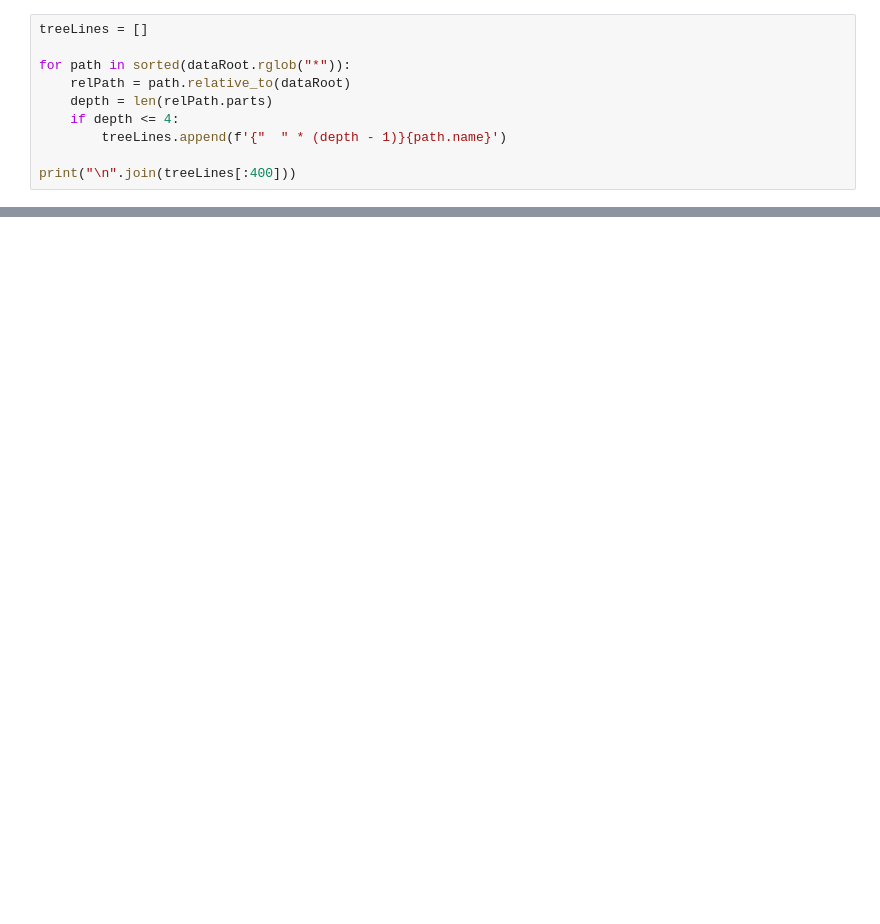
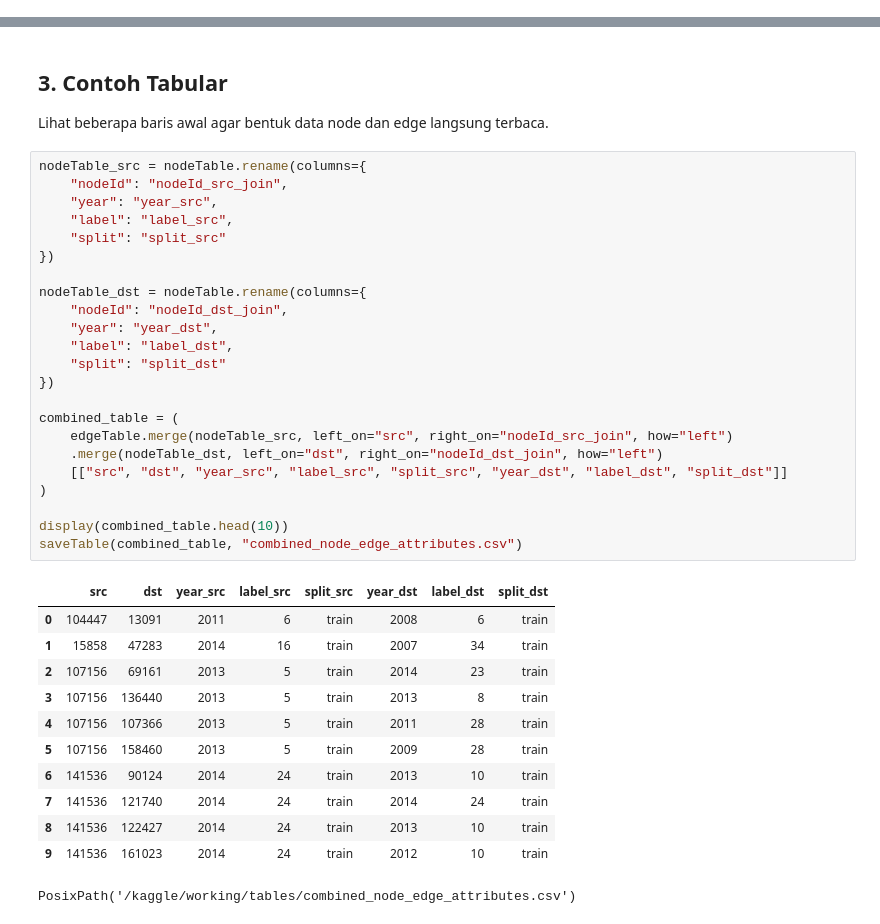
Before and after one commit to avezoor/MachineLearningRepository, a Jupyter notebook: OGBN-Arxiv.ipynb, the cells around one changed output, grey strips where cells are left out. Saved outputs shown, nothing was run; the diff lists cells and outputs as text; blank space fills up the shorter version.

```diff
--- a/OGBN-Arxiv.ipynb
+++ b/OGBN-Arxiv.ipynb
@@ -338,10 +0,0 @@ Subbagian ini menampilkan struktur cache di `ogbData` supaya file mentah, file p
-# %%
-treeLines = []
-
-for path in sorted(dataRoot.rglob("*")):
-    relPath = path.relative_to(dataRoot)
-    depth = len(relPath.parts)
-    if depth <= 4:
-        treeLines.append(f'{"  " * (depth - 1)}{path.name}')
-
-print("\n".join(treeLines[:400]))
@@ -1618,0 +236,40 @@ Metadata: /kaggle/working/output/metadata.json
+# %% [markdown]
+## 3. Contoh Tabular
+
+Lihat beberapa baris awal agar bentuk data node dan edge langsung terbaca.
+# %%
+nodeTable_src = nodeTable.rename(columns={
+    "nodeId": "nodeId_src_join",
+    "year": "year_src",
+    "label": "label_src",
+    "split": "split_src"
+})
+
+nodeTable_dst = nodeTable.rename(columns={
+    "nodeId": "nodeId_dst_join",
+    "year": "year_dst",
+    "label": "label_dst",
+    "split": "split_dst"
+})
+
+combined_table = (
+    edgeTable.merge(nodeTable_src, left_on="src", right_on="nodeId_src_join", how="left")
+    .merge(nodeTable_dst, left_on="dst", right_on="nodeId_dst_join", how="left")
+    [["src", "dst", "year_src", "label_src", "split_src", "year_dst", "label_dst", "split_dst"]]
+)
+
+display(combined_table.head(10))
+saveTable(combined_table, "combined_node_edge_attributes.csv")
+# %% [output]
+|  | src | dst | year_src | label_src | split_src | year_dst | label_dst | split_dst |
+| 0 | 104447 | 13091 | 2011 | 6 | train | 2008 | 6 | train |
+| 1 | 15858 | 47283 | 2014 | 16 | train | 2007 | 34 | train |
+| 2 | 107156 | 69161 | 2013 | 5 | train | 2014 | 23 | train |
+| 3 | 107156 | 136440 | 2013 | 5 | train | 2013 | 8 | train |
+| 4 | 107156 | 107366 | 2013 | 5 | train | 2011 | 28 | train |
+| 5 | 107156 | 158460 | 2013 | 5 | train | 2009 | 28 | train |
+| 6 | 141536 | 90124 | 2014 | 24 | train | 2013 | 10 | train |
+| 7 | 141536 | 121740 | 2014 | 24 | train | 2014 | 24 | train |
+| 8 | 141536 | 122427 | 2014 | 24 | train | 2013 | 10 | train |
+| 9 | 141536 | 161023 | 2014 | 24 | train | 2012 | 10 | train |
+PosixPath('/kaggle/working/tables/combined_node_edge_attributes.csv')
```
Also changed, not shown: parts of 84 cells of this notebook.
